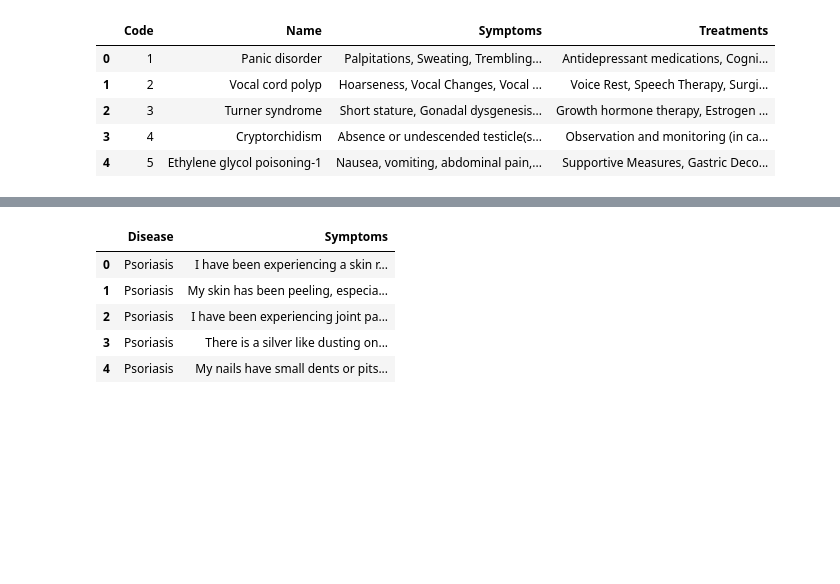
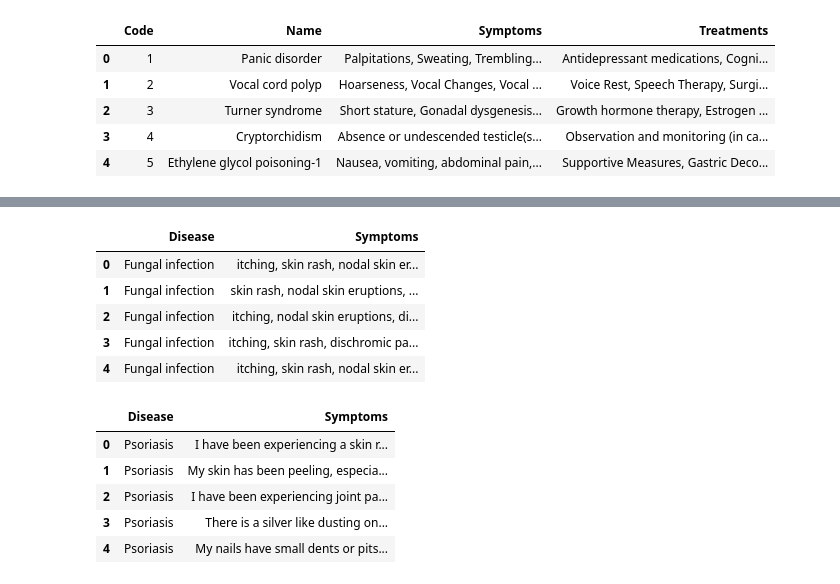
Before and after one commit to juliaizbroke/SymptomTracker, a Jupyter notebook: model_training.ipynb, the cells around one changed output, grey strips where cells are left out. Drawn from its saved outputs; the diff is of its cells as text; code cells hidden in the pictures; blank space fills up the shorter version.

```diff
--- a/model_training.ipynb
+++ b/model_training.ipynb
@@ -37 +47,21 @@ dataset3.head()
+# %%
+#cleaning and merging the symptoms columns for dataset4
+dataset4['Symptoms'] = dataset4[['Symptom_1', 'Symptom_2', 'Symptom_3',
+                                 'Symptom_4','Symptom_5','Symptom_6',
+                                 'Symptom_7','Symptom_8','Symptom_9',
+                                 'Symptom_10','Symptom_11','Symptom_12',
+                                 'Symptom_13','Symptom_14','Symptom_15',
+                                 'Symptom_16','Symptom_17']].fillna('').agg(', '.join, axis=1).str.strip()
+dataset4.drop(['Symptom_1', 'Symptom_2', 'Symptom_3', 'Symptom_4','Symptom_5','Symptom_6',
+               'Symptom_7','Symptom_8','Symptom_9','Symptom_10','Symptom_11','Symptom_12',
+               'Symptom_13','Symptom_14','Symptom_15','Symptom_16','Symptom_17'], axis=1, inplace=True)
+dataset4['Symptoms'] = dataset4['Symptoms'].str.replace('_', ' ', regex=True)
+dataset4.head()
+# %% [output]
+|  | Disease | Symptoms |
+| 0 | Fungal infection | itching, skin rash, nodal skin er... |
+| 1 | Fungal infection | skin rash, nodal skin eruptions, ... |
+| 2 | Fungal infection | itching, nodal skin eruptions, di... |
+| 3 | Fungal infection | itching, skin rash, dischromic pa... |
+| 4 | Fungal infection | itching, skin rash, nodal skin er... |
 # %%
```
Also changed, not shown: parts of 8 cells of this notebook, 1 other file.
